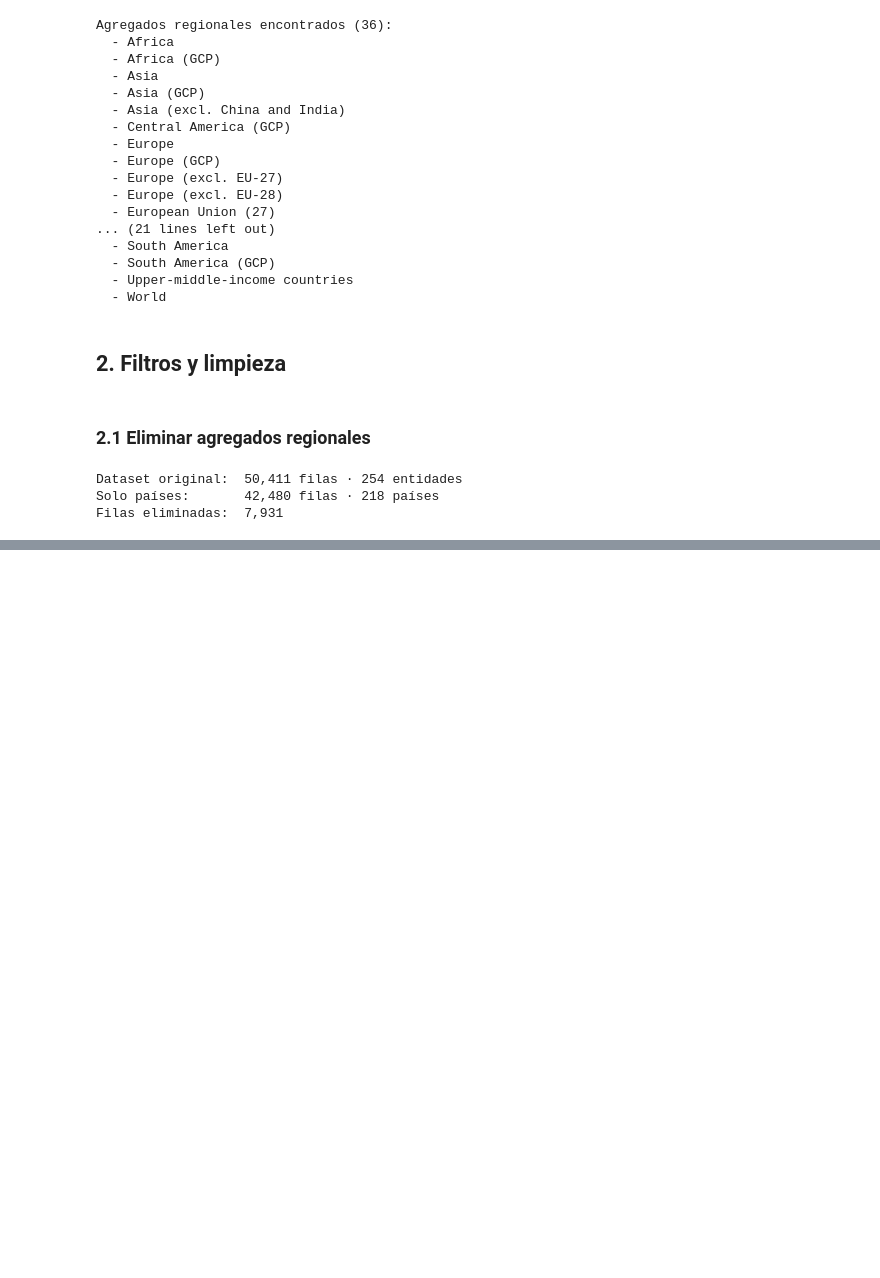
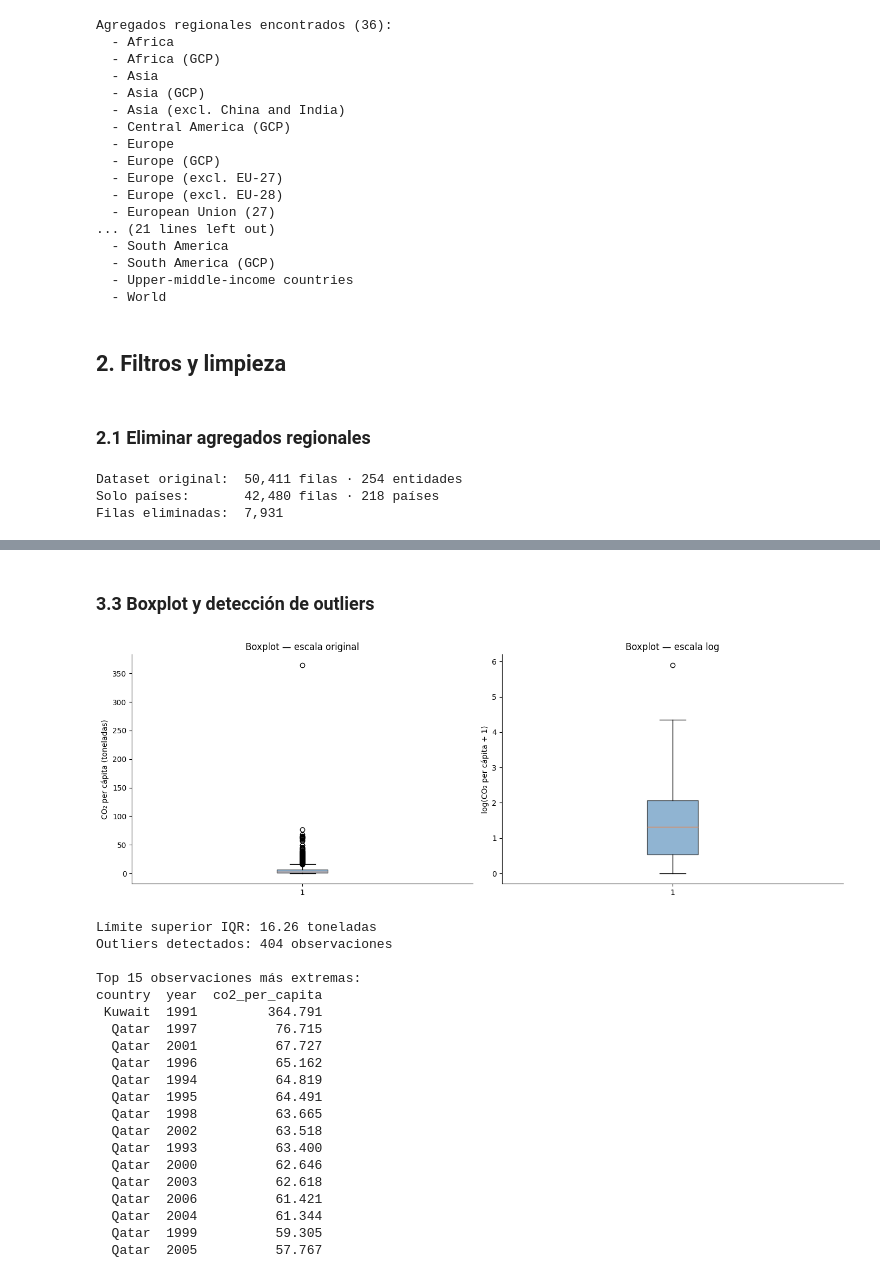
Before and after one commit to RamonEppens/Analisis_Predictivo_Co2, a Jupyter notebook: notebooks/Examen1-AnálisisPredictivo.ipynb, the cells around one changed output, grey strips where cells are left out. Drawn from its saved outputs; the diff is of its cells as text; code cells hidden in the pictures; blank space fills up the shorter version.

```diff
--- a/notebooks/Examen1-AnálisisPredictivo.ipynb
+++ b/notebooks/Examen1-AnálisisPredictivo.ipynb
@@ -254,0 +479,55 @@ Países:              218
+# %% [markdown]
+### 3.3 Boxplot y detección de outliers
+# %%
+# === BOXPLOT Y OUTLIERS ===
+fig, axes = plt.subplots(1, 2, figsize=(14, 5))
+
+# Boxplot original
+axes[0].boxplot(target.dropna(), vert=True, patch_artist=True,
+                boxprops=dict(facecolor='steelblue', alpha=0.6))
+axes[0].set_ylabel('CO₂ per cápita (toneladas)')
+axes[0].set_title('Boxplot — escala original')
+
+# Boxplot log
+axes[1].boxplot(log_target.dropna(), vert=True, patch_artist=True,
+                boxprops=dict(facecolor='steelblue', alpha=0.6))
+axes[1].set_ylabel('log(CO₂ per cápita + 1)')
+axes[1].set_title('Boxplot — escala log')
+
+plt.tight_layout()
+plt.show()
+
+# Calcular outliers por IQR
+Q1  = target.quantile(0.25)
+Q3  = target.quantile(0.75)
+IQR = Q3 - Q1
+limite_superior = Q3 + 1.5 * IQR
+limite_inferior = Q1 - 1.5 * IQR
+
+outliers = df_clean[df_clean['co2_per_capita'] > limite_superior][['country', 'year', 'co2_per_capita']]
+print(f"Límite superior IQR: {limite_superior:.2f} toneladas")
+print(f"Outliers detectados: {len(outliers):,} observaciones\n")
+print("Top 15 observaciones más extremas:")
+print(outliers.sort_values('co2_per_capita', ascending=False).head(15).to_string(index=False))
+# %% [output]
+[figure, added]
+Límite superior IQR: 16.26 toneladas
+Outliers detectados: 404 observaciones
+
+Top 15 observaciones más extremas:
+country  year  co2_per_capita
+ Kuwait  1991         364.791
+  Qatar  1997          76.715
+  Qatar  2001          67.727
+  Qatar  1996          65.162
+  Qatar  1994          64.819
+  Qatar  1995          64.491
+  Qatar  1998          63.665
+  Qatar  2002          63.518
+  Qatar  1993          63.400
+  Qatar  2000          62.646
+  Qatar  2003          62.618
+  Qatar  2006          61.421
+  Qatar  2004          61.344
+  Qatar  1999          59.305
+  Qatar  2005          57.767
```
Also changed, not shown: parts of 36 cells of this notebook.
